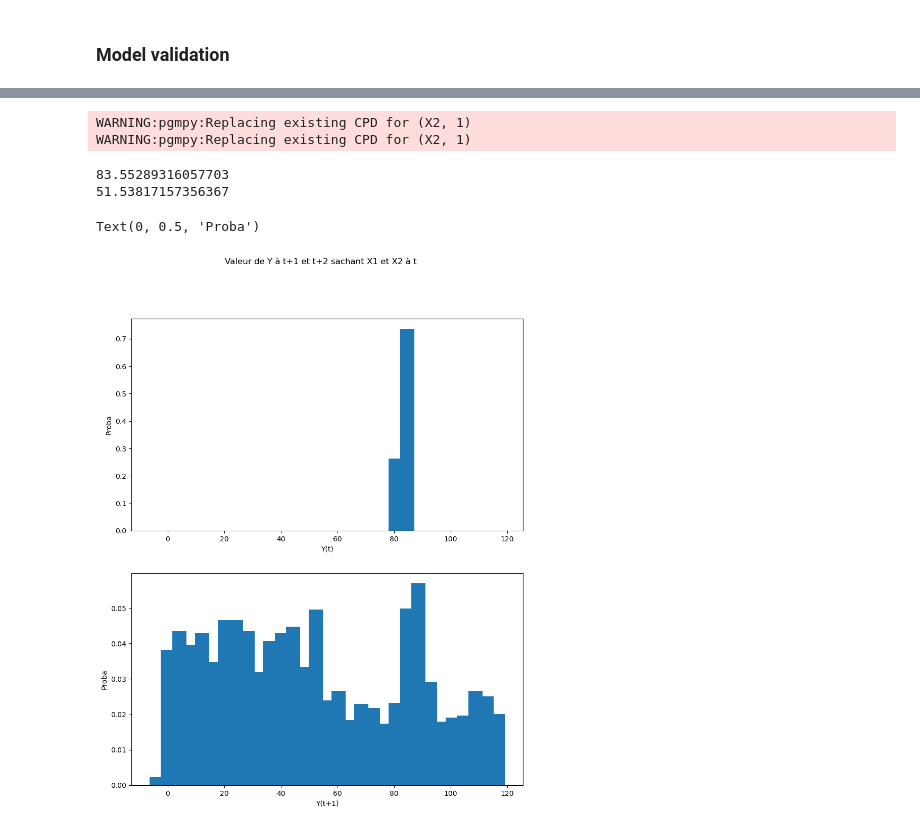
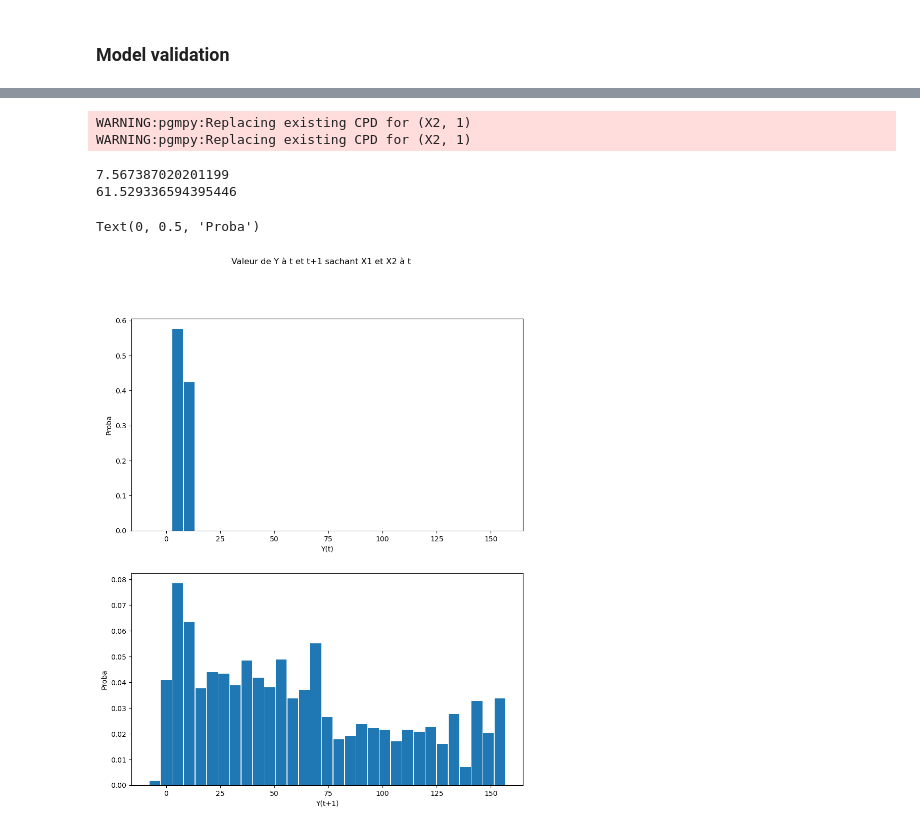
Before and after one commit to MehdiEK/BayesianNet4TimeSeries, a Jupyter notebook: models/test_model_v0.ipynb, the cells around one changed output, grey strips where cells are left out. Cells and saved outputs as stored; diff of their text form; code cells hidden in the pictures.

```diff
--- a/models/test_model_v0.ipynb
+++ b/models/test_model_v0.ipynb
@@ -154,37 +156,37 @@ inference = DBNInference(dbn)
 
 # known observation
 evidence = {
-    ('X1', 0): discretizer.indexer("X1", 75.62),
-    ('X2', 0): discretizer.indexer("X2", 87.18),
+    ('X1', 0): discretizer.indexer("X1", -29.62),
+    ('X2', 0): discretizer.indexer("X2", -12.78),
 }  # value must be indice
 
 # result of question given evidence what about variable
 result = inference.forward_inference(variables=[('Y', 0), ("Y", 1)],
                                      evidence=evidence)
 proba_0 = result[("Y", 0)].values
 proba_1 = result[("Y", 1)].values
 
 # x-axis
 x_ = [discretizer.reverse_indexer(column_name="Y", ind=i) for i in range(len(proba_0))]
 
 print(np.dot(proba_0, x_))
 print(np.dot(proba_1, x_))
 
 fig, ax = plt.subplots(2, 1, figsize=(10, 12))
 
-fig.suptitle("Valeur de Y à t+1 et t+2 sachant X1 et X2 à t")
+fig.suptitle("Valeur de Y à t et t+1 sachant X1 et X2 à t")
 
 ax[0].bar(x_, proba_0, width=5.)
 ax[0].set_xlabel("Y(t)")
 ax[0].set_ylabel("Proba")
 
 ax[1].bar(x_, proba_1, width=5.)
 ax[1].set_xlabel("Y(t+1)")
 ax[1].set_ylabel("Proba")
 # %% [output]
 WARNING:pgmpy:Replacing existing CPD for (X2, 1)
 WARNING:pgmpy:Replacing existing CPD for (X2, 1)
-83.55289316057703
-51.53817157356367
+7.567387020201199
+61.529336594395446
 Text(0, 0.5, 'Proba')
-[figure, old version]
+[figure, new version]
```
Also changed, not shown: parts of 5 cells of this notebook.
